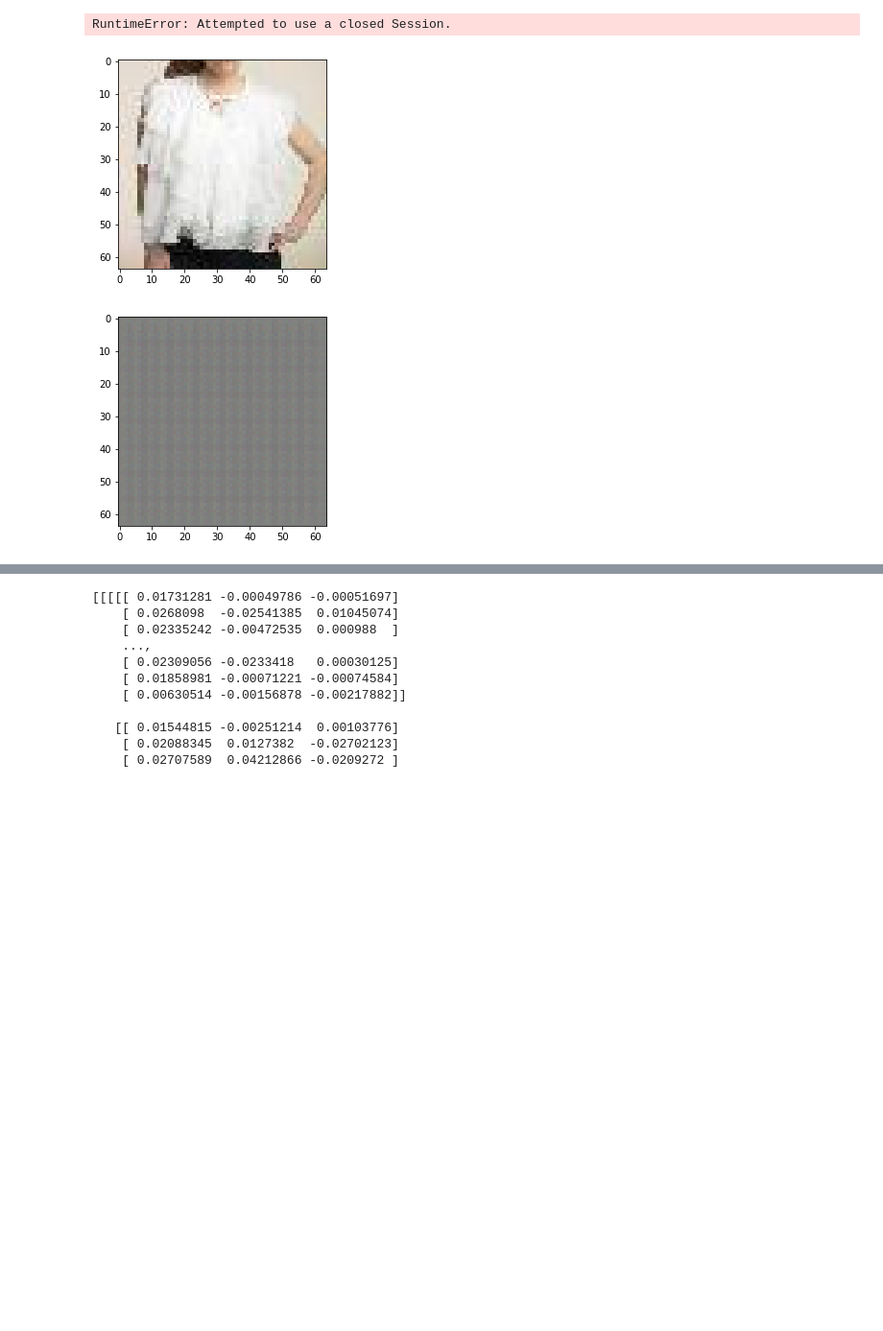
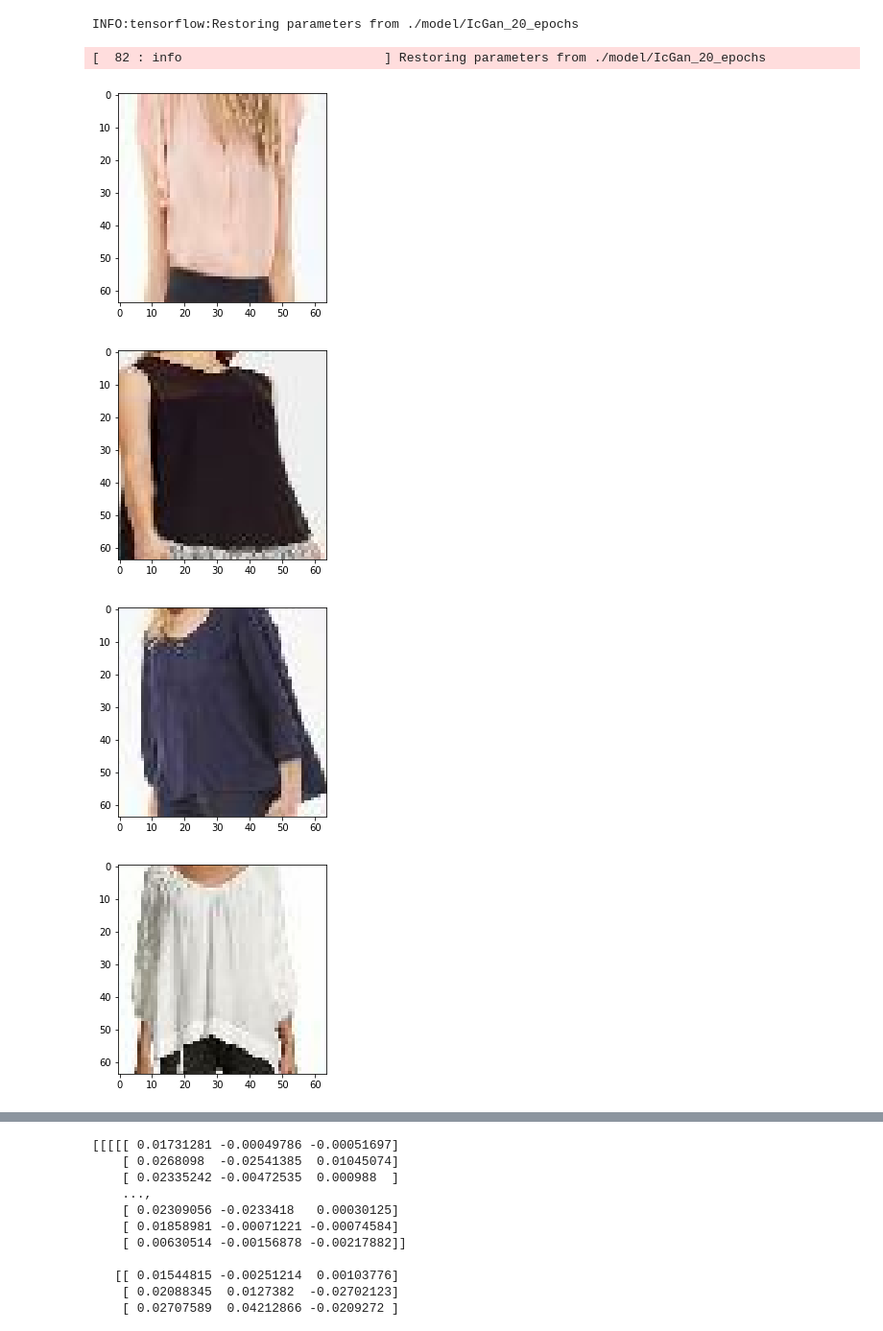
Before and after one commit to Fnjn/UCSD-CSE-253, a Jupyter notebook: final proj/IcGan-train.ipynb, the cells around one changed output, grey strips where cells are left out. Shown at 96% size. Saved outputs shown, nothing was run; the diff lists cells and outputs as text; code cells hidden in the pictures; blank space fills up the shorter version.

```diff
--- a/final proj/IcGan-train.ipynb
+++ b/final proj/IcGan-train.ipynb
@@ -197,50 +293,20 @@ NameError: name 'sess' is not defined
-# %%
-for it in range(10):
-    try:
-        imgs, labs = sess.run(train_iterator.get_next())
-    except:
-        train_iterator = train_dataset.make_one_shot_iterator()
-        imgs, labs = sess.run(train_iterator.get_next())
-# %% [output]
-RuntimeError: Attempted to use a closed Session.
-# %%
-n_iters = 500
-print_every = 100
-test_every = 100
-
-#with tf.Session(config=config) as sess:
-sess = tf.InteractiveSession(config=config)
-init = tf.global_variables_initializer()
-sess.run(init)
-
-since = time.time()
-for it in range(n_iters):
-    cur_x, cur_y = train_dataset.next_batch(batch_size)
-
-    _, _, pred_cost, gen_cost = sess.run([pred_optimizer, gen_optimizer, loss_pred, loss_gen], feed_dict={x:cur_x, y:cur_y})
-
-    if (it+1) % print_every == 0:
-        uptime = time.time() - since
-        print('Iter {} {}m:{}s -- discriminator loss: {}, generator loss: {}'.format(it+1, uptime//60, uptime%60,
-                                                                           pred_cost, gen_cost))
-
-    if (it+1) % test_every == 0:
-        cur_x, cur_y = train_dataset.next_batch(2)
-        test_image = sess.run([gen], feed_dict={x:cur_x, y:cur_y})
-
-        show_image(cur_x[1])
-        test_image = np.array(test_image)
-        show_image(np.squeeze(test_image)[1])
-
-saver.save(sess, 'model/testmodel')
+# %%
+
+saver = tf.train.import_meta_graph('./model/IcGan_20_epochs.meta')
+saver.restore(sess,tf.train.latest_checkpoint('./model'))
+# %% [output]
+INFO:tensorflow:Restoring parameters from ./model/IcGan_20_epochs
+[  82 : info                           ] Restoring parameters from ./model/IcGan_20_epochs
 # %%
-cur_x, cur_y = train_dataset.next_batch(2)
-test_image = sess.run([gen], feed_dict={x:cur_x, y:cur_y})
+imgs, labs = sess.run(next_batch_data)
+show_image(imgs[])
+val_image = sess.run([gen], feed_dict={x:imgs, y:labs, learning_rate:lr})
 
-
-show_image(cur_x[1])
-test_image = np.array(test_image)
-show_image(np.squeeze(test_image)[1])
+show_image(imgs[1])
+val_image = np.array(val_image)
+show_image(np.squeeze(val_image)[1])
 # %% [output]
-[figure, old version]
+[figure, new version]
-[figure, old version]
+[figure, new version]
+[figure, added]
+[figure, added]
```
Also changed, not shown: parts of 11 cells of this notebook, 3 other files.
